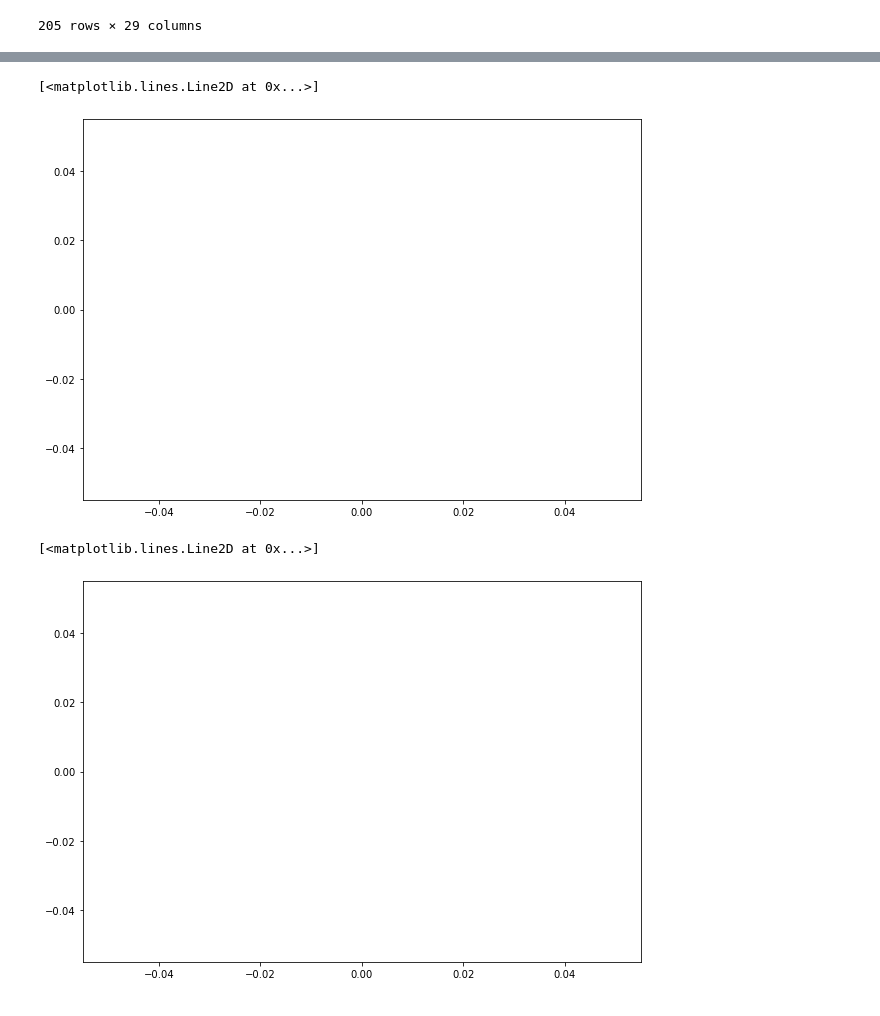
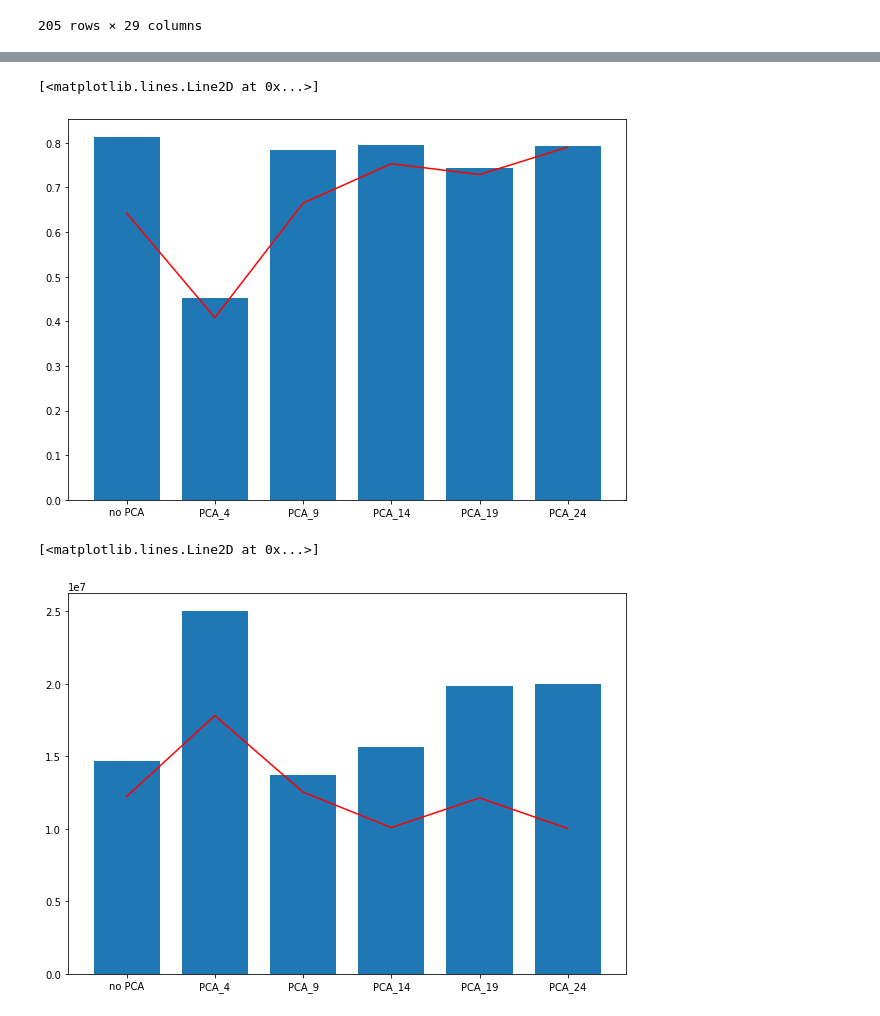
Before and after one commit to oathathat/ML_Kmitl_3D, a Jupyter notebook: Lab/Lab4.ipynb, the cells around one changed output, grey strips where cells are left out. Cells and saved outputs as stored; diff of their text form; code cells hidden in the pictures.

```diff
--- a/Lab/Lab4.ipynb
+++ b/Lab/Lab4.ipynb
@@ -143,0 +99,8 @@ array([[ 1.74347043, -2.0204173 , -0.01456628, ...,  1.08666971,
+# %%
+#standard เฉพาะ continuous
+X_standard = std_scale.fit_transform(cor_df)
+X_standard = pd.DataFrame(X_standard,columns=cor_df.columns)
+#รวม dataframe continuous(หลังstandardize) กับ category
+df_afterEncode = pd.concat([X_standard,df_encode], axis=1, join='inner')
+column_afterEncode_temp = df_afterEncode.columns
+df_afterEncode
@@ -144,8 +121,8 @@ array([[ 1.74347043, -2.0204173 , -0.01456628, ...,  1.08666971,
 # %%
 pca = PCA()
-X_pca = pca.fit_transform(X_standard)
+X_pca = pca.fit_transform(df_afterEncode)
 fig = plt.figure(figsize =(10, 7))
-plt.bar([i for i in range(1,len(pca.explained_variance_ratio_)+1)],pca.explained_variance_ratio_,0.75)  #eigen value มี 38 ตัว เพราะมี 38 feature
+plt.bar([i for i in range(1,len(pca.explained_variance_ratio_)+1)],pca.explained_variance_ratio_,0.75)  #eigen value มี 39 ตัว เพราะมี 39 columns
 plt.ylabel("Explained variance ratio",fontsize = 12)
 # %% [output]
 Text(0, 0.5, 'Explained variance ratio')
@@ -155,17 +132,21 @@ pca2 = PCA(n_components=5)
 X_pca_2 = pca2.fit_transform(X_standard)
 # %%
 #shuffle spilt
-Rseed = 0
-x_train_set , x_test, y_train_set , y_test = train_test_split(df_afterEncode,df['price'],test_size= 0.3,random_state= Rseed)
-x_train,x_validate,y_train,y_validate = train_test_split(x_train_set,y_train_set,test_size=0.3 ,random_state= Rseed)
+Rseed = 55
+x_train_set , x_test, y_train_set , y_test = train_test_split(X_standard,df['price'],test_size= 0.3,random_state= Rseed)
+x_train,x_validate,y_train,y_validate =     train_test_split(x_train_set,y_train_set,test_size=0.3 ,random_state= Rseed)
 # %%
 lr = LinearRegression()
 lr.fit(x_train, y_train)
 y_pred_lr = lr.predict(x_validate)
 y_test_pred_lr = lr.predict(x_test)
 # %%
-print(r2_score(y_pred_lr,y_validate))
-print(r2_score(y_test_pred_lr,y_test))
-print(mean_squared_error(y_pred_lr,y_validate))
-print(mean_squared_error(y_test_pred_lr,y_test))
+no_pca_r2_valid = r2_score(y_pred_lr,y_validate)
+no_pca_r2_test = r2_score(y_test_pred_lr,y_test)
+no_pca_mse_valid = mean_squared_error(y_pred_lr,y_validate)
+no_pca_mse_test = mean_squared_error(y_test_pred_lr,y_test)
+print(no_pca_r2_valid)
+print(no_pca_r2_test)
+print(no_pca_mse_valid)
+print(no_pca_mse_test)
 # %% [output]
@@ -235,14 +214,14 @@ for ss in range (0,20):
 # %%
 fig = plt.figure(figsize =(10, 7))
-plt.bar(score_labelx,r2_test_score,0.75)
-plt.plot(r2_valid_score,color='r')
+plt.bar(score_labelx,r2_valid_score ,0.75)
+plt.plot(r2_test_score,color='r')
 # %% [output]
 [<matplotlib.lines.Line2D at 0x...>]
-[figure, old version]
+[figure, new version]
 # %%
 fig = plt.figure(figsize =(10, 7))
-plt.bar(score_labelx,mse_test_score,0.75)
-plt.plot(mse_valid_score,color='r')
+plt.bar(score_labelx, mse_valid_score,0.75)
+plt.plot(mse_test_score,color='r')
 # %% [output]
 [<matplotlib.lines.Line2D at 0x...>]
-[figure, old version]
+[figure, new version]
```
Also changed, not shown: parts of 12 cells of this notebook, 1 other file.
